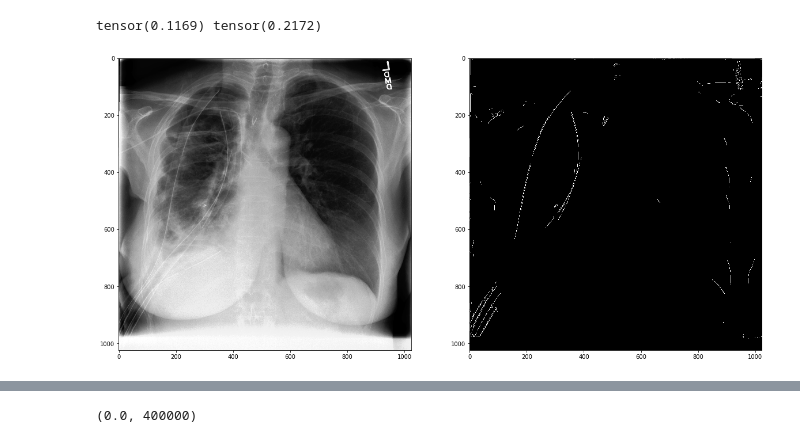
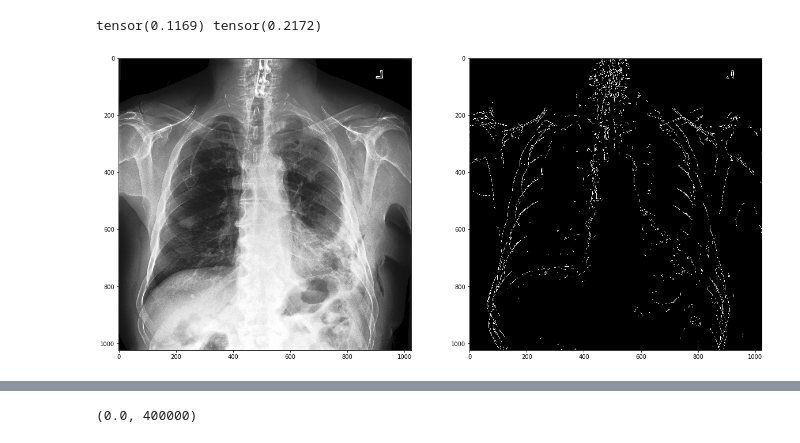
Before and after one commit to tsy935/metal, a Jupyter notebook: metal/mmtl/cxr/analysis/notebooks/slice_function_dev.ipynb, the cells around one changed output, grey strips where cells are left out. Saved outputs shown, nothing was run; the diff lists cells and outputs as text; code cells hidden in the pictures.

```diff
--- a/metal/mmtl/cxr/analysis/notebooks/slice_function_dev.ipynb
+++ b/metal/mmtl/cxr/analysis/notebooks/slice_function_dev.ipynb
@@ -52,3 +55,12 @@ for split in splits:
         single_task="DRAIN",
     )
     dataloaders[split] = DataLoader(dataset, **{'num_workers':16, 'batch_size': 16})
+# %%
+Xs = torch.Tensor()
+Ys = torch.Tensor()
+for ii, batch, in enumerate(dataloaders['train']):
+    if ii % 1 == 0:
+        print(f"{ii} of {len(dataloaders['train'])} batches complete...")
+    x,y = batch
+    Xs = torch.cat((Xs,x['data']))
+    Ys = torch.cat((Ys,y.float()))
@@ -170,18 +214,18 @@ def density_min_threshold(x,thresh):
 # %%
 from functools import partial
 from skimage.exposure import equalize_adapthist
-ex_ind = 4
+ex_ind = 29
 #proc_fun = partial(density_max_threshold, thresh=0.3)
 #proc_fun = partial(edge_detection, large_size=1024, mask_frac=0.8, fn=sobel)
 # thresholds 100, 150 work well for non-mean-std data, 1024 res
 proc_fun = partial(canny_edge_detection, kwargs={'threshold1':100, 'threshold2':150, 'apertureSize':3, 'L2gradient':True})
 
-x_test = Xs_pos[ex_ind][0,:,:]
+x_test = Xs_neg[ex_ind][0,:,:]
 #x_test_eq = equalize_adapthist(x_test.numpy())
 x_test_proc = proc_fun(x_test*255)
 
 fig, ax = plt.subplots(1,2,figsize=(20,20))
 ax[0].imshow(x_test, cmap='gray');
 ax[1].imshow(x_test_proc, cmap='gray');
 # %% [output]
-[figure, old version]
+[figure, new version]
```
Also changed, not shown: parts of 17 cells of this notebook, 2 other files.
